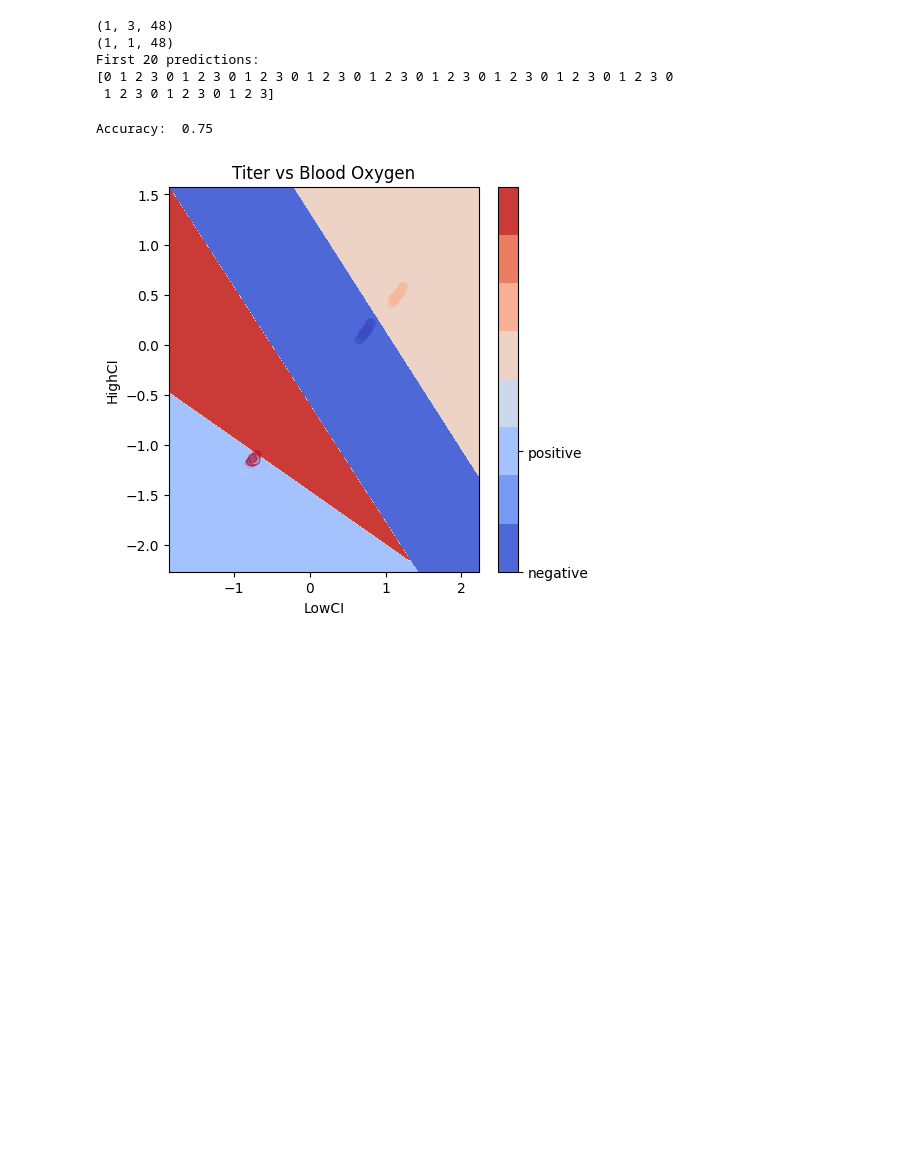
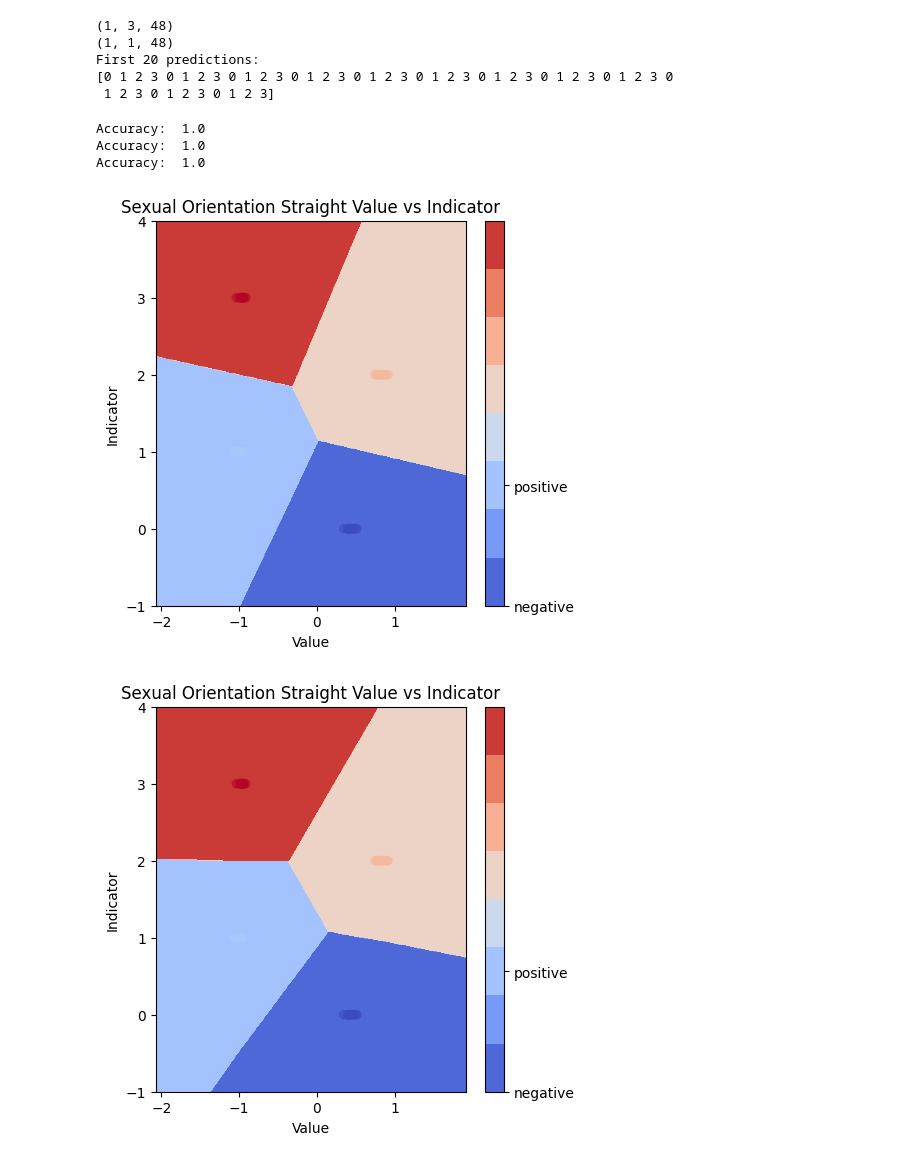
Before and after one commit to natedolor/Mental_Health_HO, a Jupyter notebook: mental_health.ipynb, the cells around one changed output. Saved outputs shown, nothing was run; the diff lists cells and outputs as text; code cells hidden in the pictures; blank space fills up the shorter version.

```diff
--- a/mental_health.ipynb
+++ b/mental_health.ipynb
@@ -717,37 +717,51 @@ def visualize_decision_boundary(classifier, features, labels, title = None):
 
     figure, axis = matplotlib.pyplot.subplots(1, 1, figsize = (FIGURE_SIZE, FIGURE_SIZE))
     axis.set_title(title)
 
     # Draw the decision boundary.
     decision_boundary = sklearn.inspection.DecisionBoundaryDisplay.from_estimator(
         classifier, features,
         response_method = "predict", ax = axis,
         xlabel = features.columns[0], ylabel = features.columns[1],
         cmap = FIGURE_COLORMAP, grid_resolution = FIGURE_RESOLUTION
     )
 
     # Also display the data points.
     axis.scatter(
         features[features.columns[0]], features[features.columns[1]],
         c = labels, cmap = FIGURE_COLORMAP, alpha = 0.5,
     )
 
     # Add a legend for the colors.
     colorbar = figure.colorbar(decision_boundary.surface_, ax = axis, ticks = [0, 1])
     colorbar.ax.set_yticklabels(["negative", "positive"])
 
     return axis
 
 # Make a classifier we want to use.
-classifier = sklearn.linear_model.LogisticRegression()
+logistic_classifier = sklearn.linear_model.LogisticRegression()
+k_nearest_classifier = sklearn.neighbors.KNeighborsClassifier()
+decision_tree_classifier = sklearn.tree.DecisionTreeClassifier()
 
 # Pick the two features we want to see.
-two_features = all_datasets['By Sexual orientation Subgroup_Straight'][['LowCI', 'HighCI']]
+two_features = all_datasets['By Sexual orientation Subgroup_Straight'][['Value', 'Indicator']]
 
-classifier.fit(two_features, all_datasets['By Sexual orientation Subgroup_Straight']['Indicator'])
-visualize_decision_boundary(classifier, two_features, all_datasets['By Sexual orientation Subgroup_Straight']['Indicator'], "Titer vs Blood Oxygen")
+logistic_classifier.fit(two_features, all_datasets['By Sexual orientation Subgroup_Straight']['Indicator'])
+visualize_decision_boundary(logistic_classifier, two_features, all_datasets['By Sexual orientation Subgroup_Straight']['Indicator'], "Sexual Orientation Straight Value vs Indicator")
+print("Accuracy: ", logistic_classifier.score(two_features, all_datasets['By Sexual orientation Subgroup_Straight']['Indicator']))
 
-print("Accuracy: ", classifier.score(two_features, all_datasets['By Sexual orientation Subgroup_Straight']['Indicator']))
+
+k_nearest_classifier.fit(two_features, all_datasets['By Sexual orientation Subgroup_Straight']['Indicator'])
+visualize_decision_boundary(k_nearest_classifier, two_features, all_datasets['By Sexual orientation Subgroup_Straight']['Indicator'], "Sexual Orientation Straight Value vs Indicator")
+print("Accuracy: ", k_nearest_classifier.score(two_features, all_datasets['By Sexual orientation Subgroup_Straight']['Indicator']))
+
+
+decision_tree_classifier.fit(two_features, all_datasets['By Sexual orientation Subgroup_Straight']['Indicator'])
+visualize_decision_boundary(decision_tree_classifier, two_features, all_datasets['By Sexual orientation Subgroup_Straight']['Indicator'], "Sexual Orientation Straight Value vs Indicator")
+print("Accuracy: ", decision_tree_classifier.score(two_features, all_datasets['By Sexual orientation Subgroup_Straight']['Indicator']))
 # %% [output]
-Accuracy:  0.75
+Accuracy:  1.0
+Accuracy:  1.0
+Accuracy:  1.0
-[figure, old version]
+[figure, new version]
+[figure, added]
```
Also changed, not shown: parts of 6 cells of this notebook.
